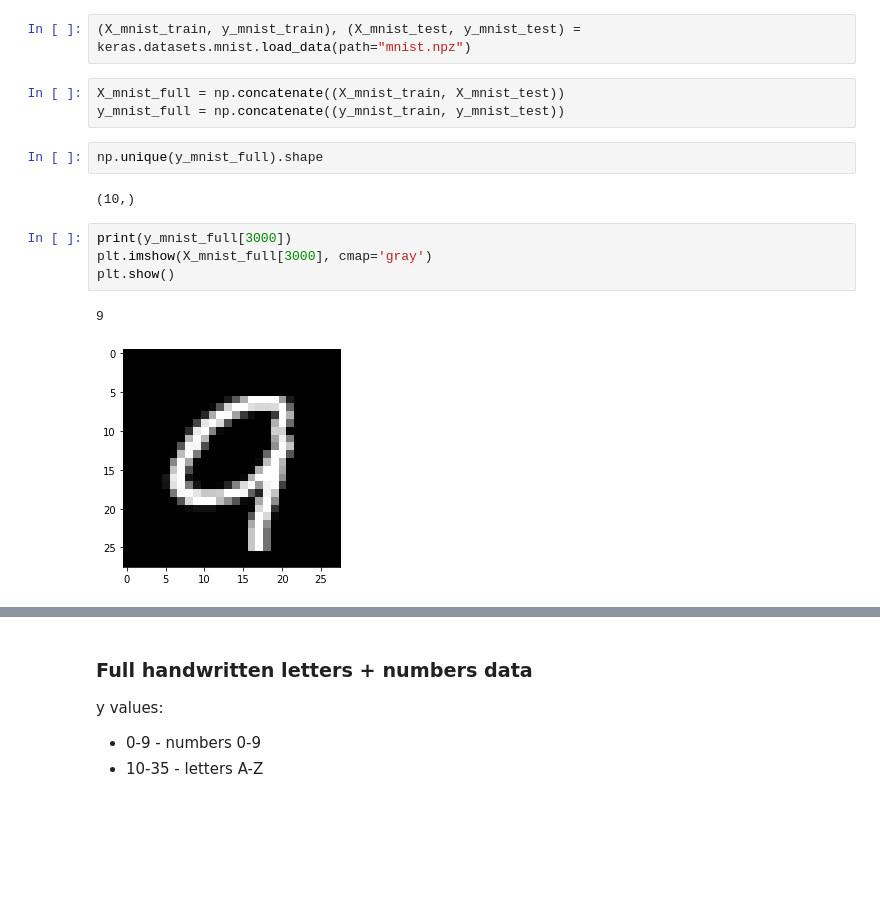
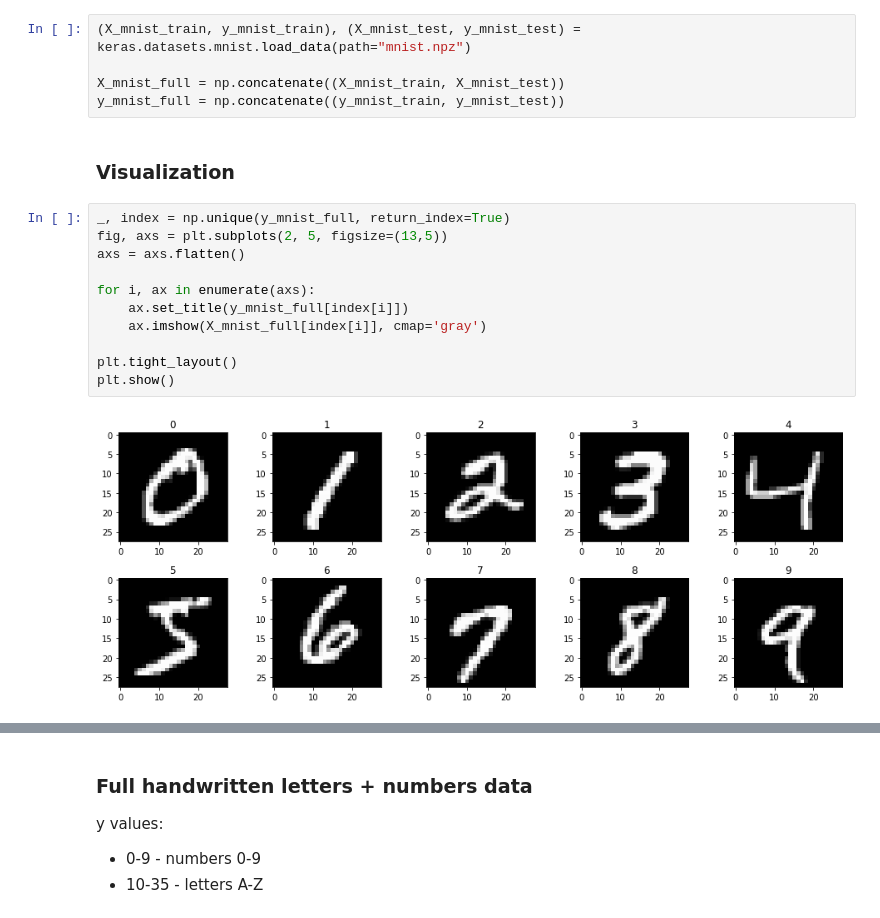
Before and after one commit to bpieniak/Handwriting-recognition, a Jupyter notebook: training.ipynb, the cells around one changed output, grey strips where cells are left out. Saved outputs shown, nothing was run; the diff lists cells and outputs as text; blank space fills up the shorter version.

```diff
--- a/training.ipynb
+++ b/training.ipynb
@@ -29,16 +26,20 @@ plt.show()
 # %%
 (X_mnist_train, y_mnist_train), (X_mnist_test, y_mnist_test) = keras.datasets.mnist.load_data(path="mnist.npz")
+
+X_mnist_full = np.concatenate((X_mnist_train, X_mnist_test))
+y_mnist_full = np.concatenate((y_mnist_train, y_mnist_test))
-# %%
-X_mnist_full = np.concatenate((X_mnist_train, X_mnist_test))
-y_mnist_full = np.concatenate((y_mnist_train, y_mnist_test))
-# %%
-np.unique(y_mnist_full).shape
-# %% [output]
-(10,)
-# %%
-print(y_mnist_full[3000])
-plt.imshow(X_mnist_full[3000], cmap='gray')
-plt.show()
-# %% [output]
-9
-[figure, removed]
+# %% [markdown]
+### Visualization
+# %%
+_, index = np.unique(y_mnist_full, return_index=True)
+fig, axs = plt.subplots(2, 5, figsize=(13,5))
+axs = axs.flatten()
+
+for i, ax in enumerate(axs):
+    ax.set_title(y_mnist_full[index[i]])
+    ax.imshow(X_mnist_full[index[i]], cmap='gray')
+
+plt.tight_layout()
+plt.show()
+# %% [output]
+[figure, added]
```
Also changed, not shown: parts of 33 cells of this notebook.
